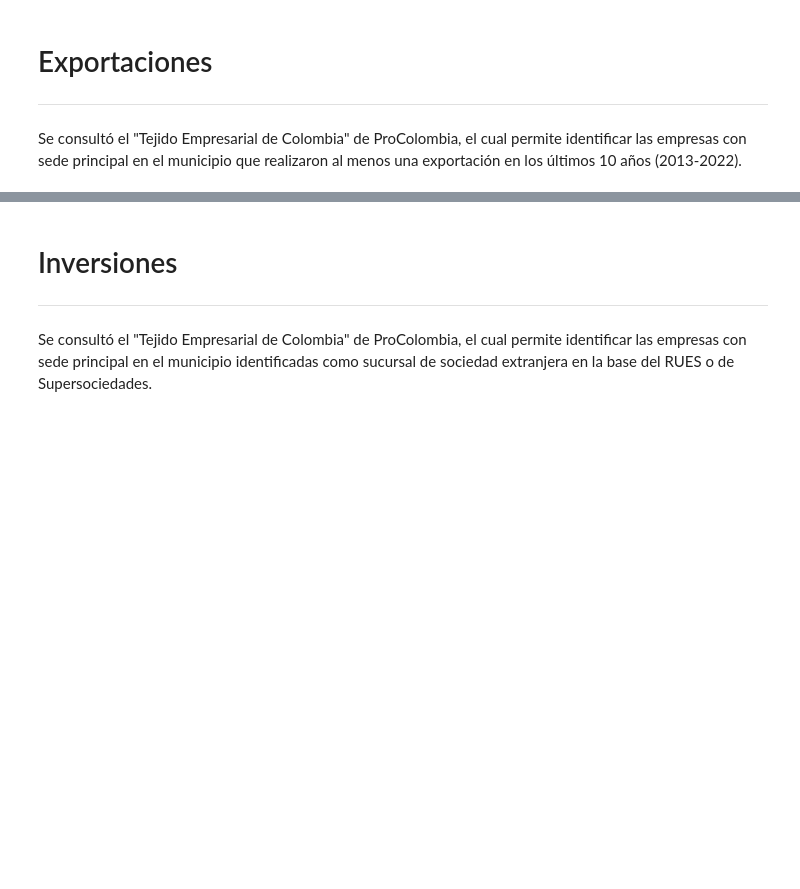
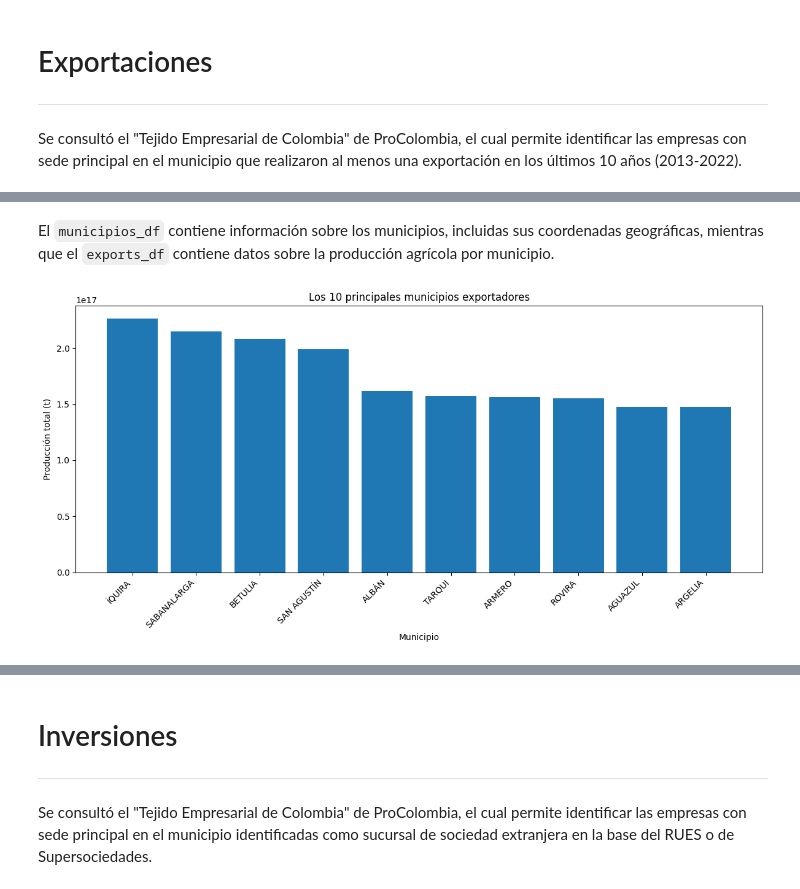
Before and after one commit to maxparra-architecture/inesdi-tfm-grupo6, a Jupyter notebook: EDA.ipynb, the cells around one changed output, grey strips where cells are left out. Cells and saved outputs as stored; diff of their text form; code cells hidden in the pictures; blank space fills up the shorter version.

Commit message:
municipios que mas exportan

```diff
--- a/EDA.ipynb
+++ b/EDA.ipynb
@@ -385,0 +390,9 @@ Se consultó el "Tejido Empresarial de Colombia" de ProColombia, el cual permite
+# %%
+import pandas as pd
+municipios_df = pd.read_csv('DIVIPOLA_Municipios.csv')
+exports_df = pd.read_csv('eva.txt', sep='\t')
+#Divida las columnas en export_df para separar los datos dado que esta de esta forma: Código Dane municipio|Desagregación cultivo|Producción (t)
+exports_df[['Código Dane municipio', 'Desagregación cultivo', 'Producción (t)']] = exports_df['Código Dane municipio|Desagregación cultivo|Producción (t)'].str.split('|', expand=True)
+exports_df['Producción (t)'] = exports_df['Producción (t)'].str.replace(',', '').astype(float)
+exports_df.drop(columns=['Código Dane municipio|Desagregación cultivo|Producción (t)'], inplace=True)
+exports_df.head()
@@ -385,0 +483,18 @@ Se consultó el "Tejido Empresarial de Colombia" de ProColombia, el cual permite
+# %% [markdown]
+El `municipios_df` contiene información sobre los municipios, incluidas sus coordenadas geográficas, mientras que el `exports_df` contiene datos sobre la producción agrícola por municipio.
+# %%
+import matplotlib.pyplot as plt
+exports_df['Código Dane municipio'] = exports_df['Código Dane municipio'].astype(int)
+merged_df = pd.merge(exports_df, municipios_df, left_on='Código Dane municipio', right_on='Cod. Municipio')
+municipality_exports = merged_df.groupby('Nombre Municipio')['Producción (t)'].sum().reset_index()
+municipality_exports = municipality_exports.sort_values(by='Producción (t)', ascending=False)
+plt.figure(figsize=(12, 6))
+plt.bar(municipality_exports['Nombre Municipio'].head(10), municipality_exports['Producción (t)'].head(10))
+plt.xticks(rotation=45, ha='right')
+plt.title('Los 10 principales municipios exportadores')
+plt.xlabel('Municipio')
+plt.ylabel('Producción total (t)')
+plt.tight_layout()
+plt.show()
+# %% [output]
+[figure, added]
```
Also changed, not shown: parts of 13 cells of this notebook.
